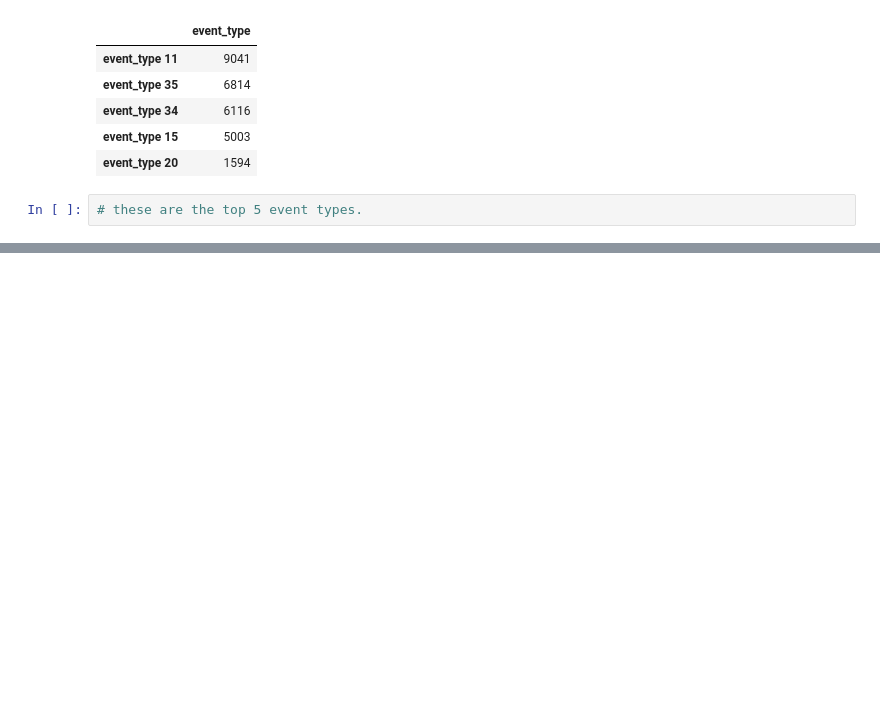
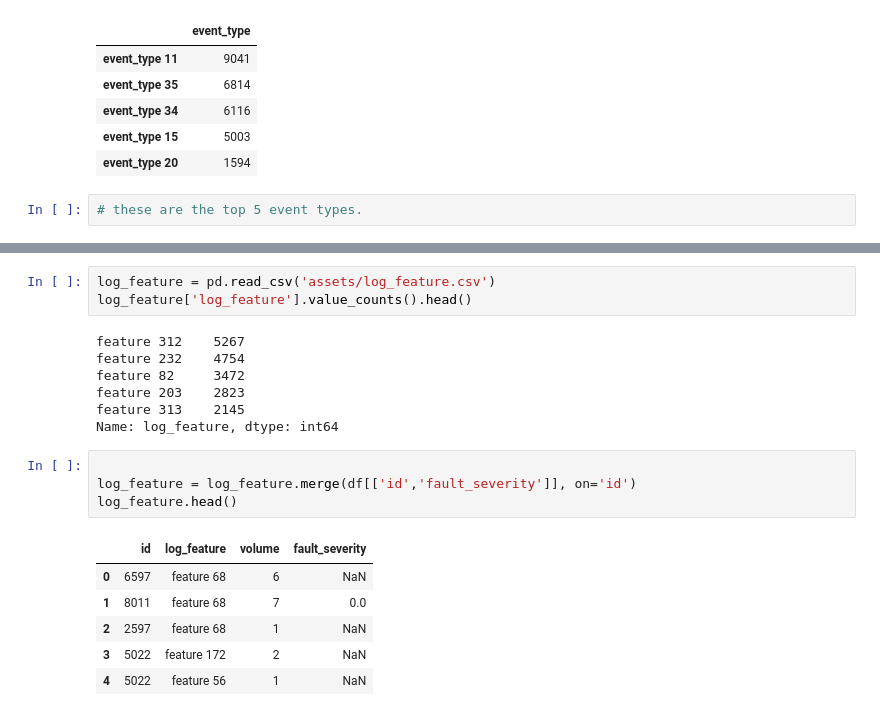
Before and after one commit to noguano/dsi_capstone, a Jupyter notebook: DSI US -5 ATX Capstone.ipynb, the cells around one changed output, grey strips where cells are left out. Saved outputs shown, nothing was run; the diff lists cells and outputs as text; blank space fills up the shorter version.

```diff
--- a/DSI US -5 ATX Capstone.ipynb
+++ b/DSI US -5 ATX Capstone.ipynb
@@ -216,0 +309,21 @@ event_type[event_type.isnull().any(axis=1)]
+# %%
+log_feature = pd.read_csv('assets/log_feature.csv')
+log_feature['log_feature'].value_counts().head()
+# %% [output]
+feature 312    5267
+feature 232    4754
+feature 82     3472
+feature 203    2823
+feature 313    2145
+Name: log_feature, dtype: int64
+# %%
+
+log_feature = log_feature.merge(df[['id','fault_severity']], on='id')
+log_feature.head()
+# %% [output]
+|  | id | log_feature | volume | fault_severity |
+| 0 | 6597 | feature 68 | 6 | NaN |
+| 1 | 8011 | feature 68 | 7 | 0.0 |
+| 2 | 2597 | feature 68 | 1 | NaN |
+| 3 | 5022 | feature 172 | 2 | NaN |
+| 4 | 5022 | feature 56 | 1 | NaN |
```
Also changed, not shown: parts of 17 cells of this notebook.
